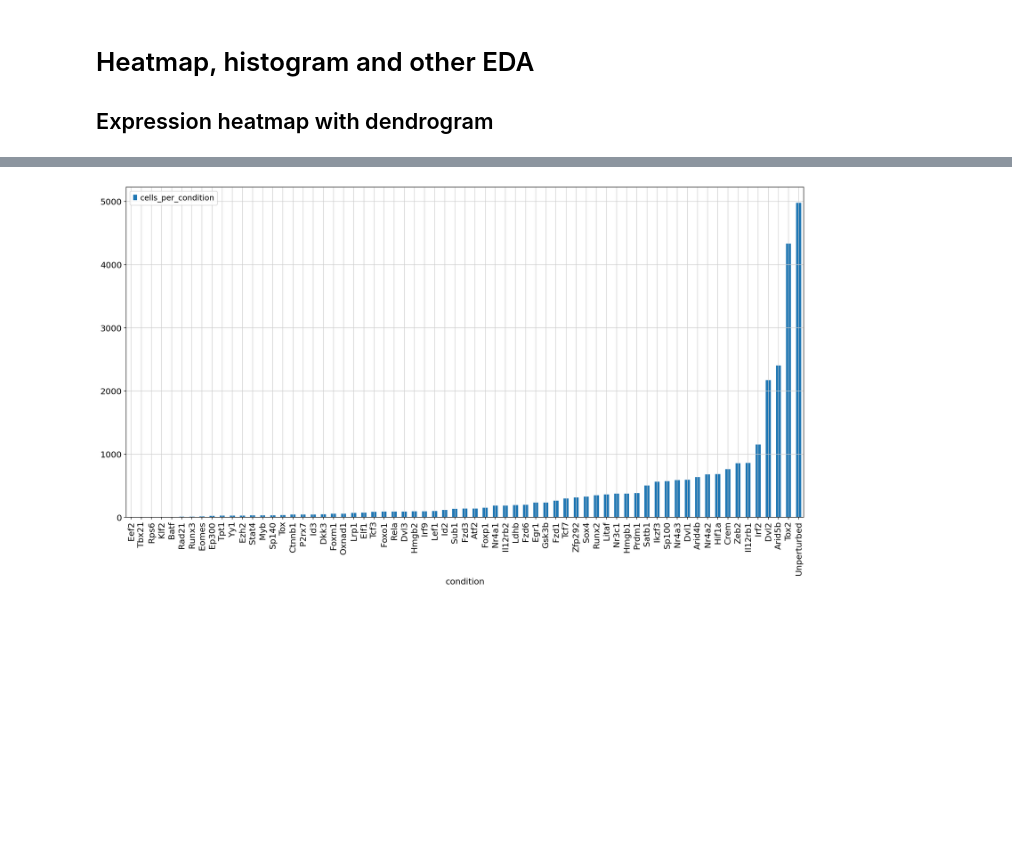
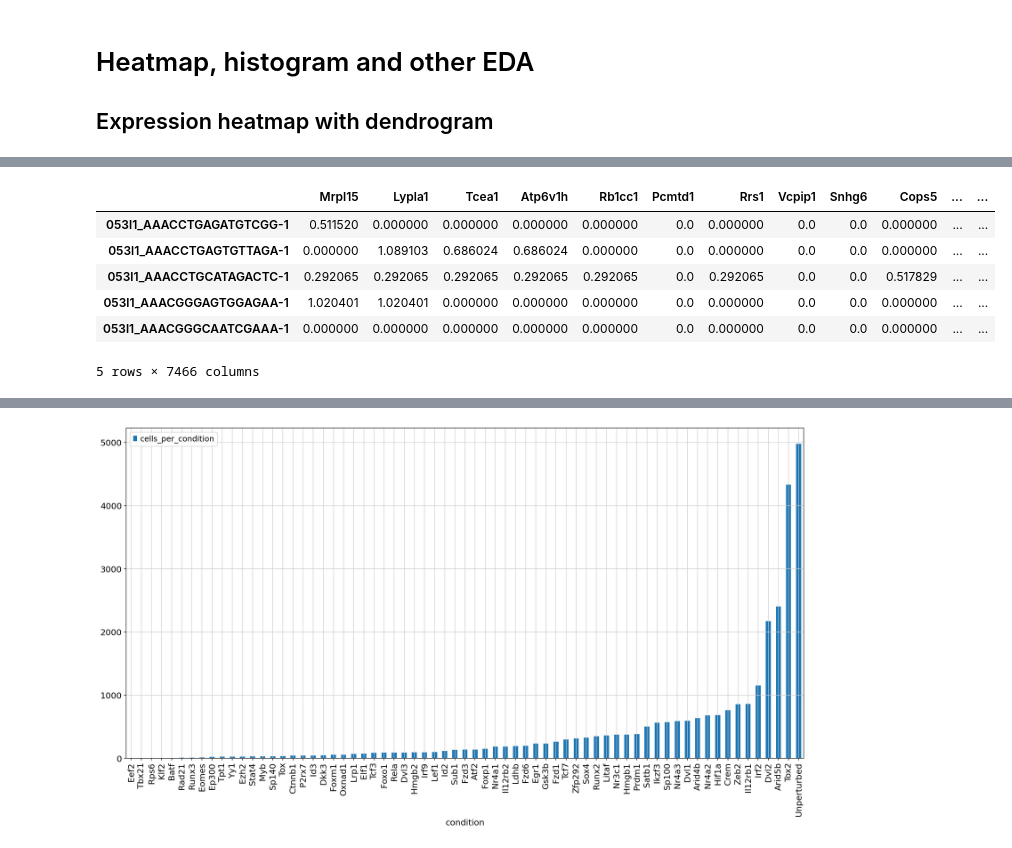
Before and after one commit to amandakhoo/CIDS2023, a Jupyter notebook: EDA.ipynb, the cells around one changed output, grey strips where cells are left out. Cells and saved outputs as stored; diff of their text form; code cells hidden in the pictures; blank space fills up the shorter version.

```diff
--- a/EDA.ipynb
+++ b/EDA.ipynb
@@ -126,3 +159,31 @@ How masavefigells per perturbation?
 
 How many genes have low or no variance across all cells?
  - Highest variance: 1.475113. With a cutoff of excluding genes with variance lower than 0.014, we have about half the available genes left (7528), see graph 2.
+# %%
+#function for filtering out low variance genes
+def filter(normdf):
+    var_per_gene = normdf.var(axis = 0)
+    filt = var_per_gene[var_per_gene >= ((var_per_gene.sort_values()[-1:][0])/100)]
+    X = normdf.filter(filt.index.values, axis = 1)
+    return X
+# %%
+#separate by perturbation, make into a function
+
+normdf = adata.to_df(layer="normalized_logcounts")
+df_cond = pd.DataFrame(adata.obs['condition'])
+unpert_sample_in = df_cond[df_cond['condition'] == 'Unperturbed'].index
+
+df_unpert = normdf.filter(unpert_sample_in, axis = 0)
+df_unpert.head()
+
+df_unpert_labels = adata.obs['state'].filter(unpert_sample_in, axis = 0)
+
+filter(df_unpert).head()
+# %% [output]
+|  | Mrpl15 | Lypla1 | Tcea1 | Atp6v1h | Rb1cc1 | Pcmtd1 | Rrs1 | Vcpip1 | Snhg6 | Cops5 | ... | ... |
+| 053l1_AAACCTGAGATGTCGG-1 | 0.511520 | 0.000000 | 0.000000 | 0.000000 | 0.000000 | 0.0 | 0.000000 | 0.0 | 0.0 | 0.000000 | ... | ... |
+| 053l1_AAACCTGAGTGTTAGA-1 | 0.000000 | 1.089103 | 0.686024 | 0.686024 | 0.000000 | 0.0 | 0.000000 | 0.0 | 0.0 | 0.000000 | ... | ... |
+| 053l1_AAACCTGCATAGACTC-1 | 0.292065 | 0.292065 | 0.292065 | 0.292065 | 0.292065 | 0.0 | 0.292065 | 0.0 | 0.0 | 0.517829 | ... | ... |
+| 053l1_AAACGGGAGTGGAGAA-1 | 1.020401 | 1.020401 | 0.000000 | 0.000000 | 0.000000 | 0.0 | 0.000000 | 0.0 | 0.0 | 0.000000 | ... | ... |
+| 053l1_AAACGGGCAATCGAAA-1 | 0.000000 | 0.000000 | 0.000000 | 0.000000 | 0.000000 | 0.0 | 0.000000 | 0.0 | 0.0 | 0.000000 | ... | ... |
+5 rows × 7466 columns
```
Also changed, not shown: parts of 27 cells of this notebook, 2 other files.
